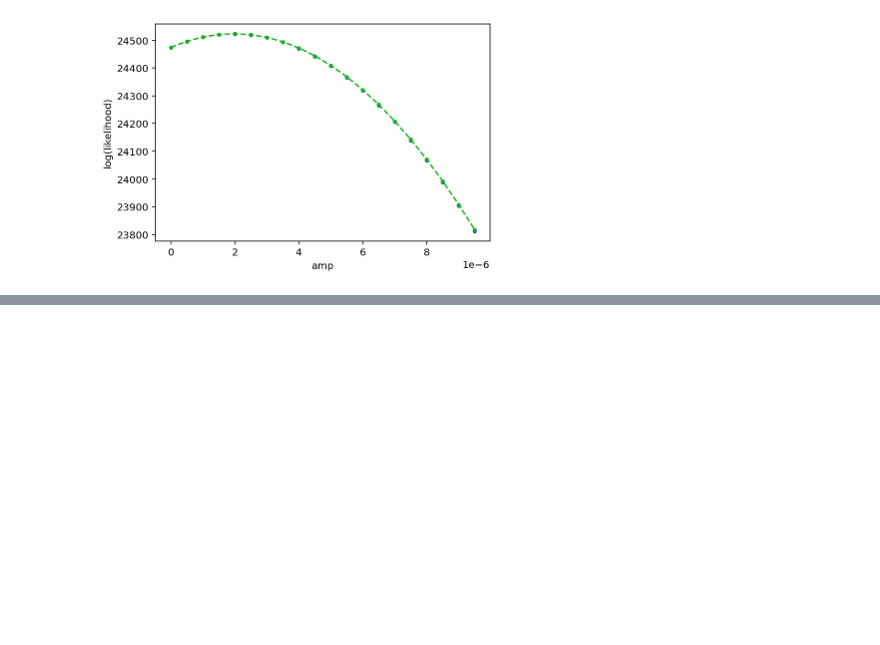
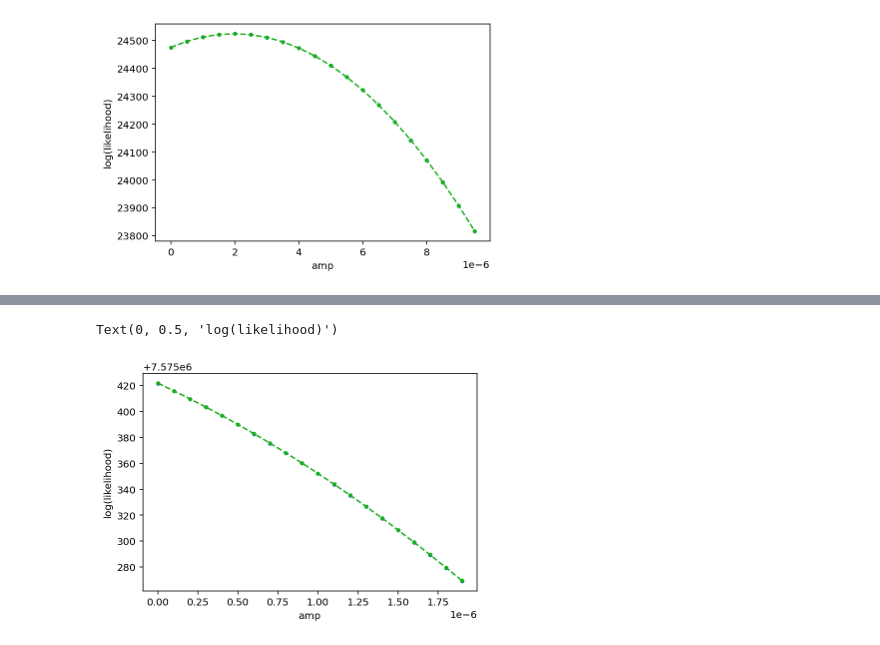
Before and after one commit to JacobATaylor/QuickBurst, a Jupyter notebook: Likelihood_tests.ipynb, the cells around one changed output, grey strips where cells are left out. Cells and saved outputs as stored; diff of their text form; code cells hidden in the pictures; blank space fills up the shorter version.

```diff
--- a/Likelihood_tests.ipynb
+++ b/Likelihood_tests.ipynb
@@ -312,3 +319,5 @@ d0
  'Glitch_1_tau': 0.8213552361396304}
 # %%
 import Fast_Burst_likelihood as FB
+# %%
+FB_15y = FB.FastBurst(pta = pta, psrs = psrs, params = d0_15y, Npsr = len(psrs), tref=53000*86400)
@@ -428,0 +496,27 @@ Text(0, 0.5, 'precent diff log(likelihood)')
+# %%
+NN = 20
+
+log_L_Ent_15y_amp = []
+log_L_Fast_15y_amp = []
+amplitudes = []
+
+for i in range(NN):
+    amplitudes.append(i*1e-7)
+    d0_15y = {
+        'Glitch_1_log10_f0':np.log10(6e-8),
+        'Glitch_1_log10_h':np.log10(amplitudes[i]), #low amp
+        'Glitch_1_phase0':1.0,
+        'Glitch_1_psr_idx':0.2,#0.0 should be what is in file
+        'Glitch_1_t0':2500.0/365.25, #year
+        'Glitch_1_tau':300.0/365.25, #year
+    }
+    x0_15y = np.array([d0_15y[par.name] for par in pta.params])
+
+    #FB1 = FB.FastBurst(pta = pta_sim, psrs = psrs_sim, params = d0, Npsr = len(psrs_sim), tref=53000*86400)
+
+    log_L_Ent_15y_amp.append(pta.get_lnlikelihood(x0_15y))
+    log_L_Fast_15y_amp.append(FB_15y.get_lnlikelihood(10**(x0_15y[1]), x0_15y[2], 10**(x0_15y[0]),
+                                           (3.1556926*10**7)*x0_15y[5], (3.1556926*10**7)*x0_15y[4], x0_15y[3]))
+
+log_L_Ent_15y_amp = np.array(log_L_Ent_15y_amp)
+log_L_Fast_15y_amp = np.array(log_L_Fast_15y_amp)
@@ -428,0 +541,8 @@ Text(0, 0.5, 'precent diff log(likelihood)')
+# %%
+plt.plot(amplitudes, log_L_Fast_15y_amp, ls='', marker='.', color='xkcd:blue')
+plt.plot(amplitudes, log_L_Ent_15y_amp, ls='--', marker='.', color='xkcd:green')
+plt.xlabel("amp")
+plt.ylabel("log(likelihood)")
+# %% [output]
+Text(0, 0.5, 'log(likelihood)')
+[figure, added]
```
Also changed, not shown: parts of 51 cells of this notebook, 2 other files.
